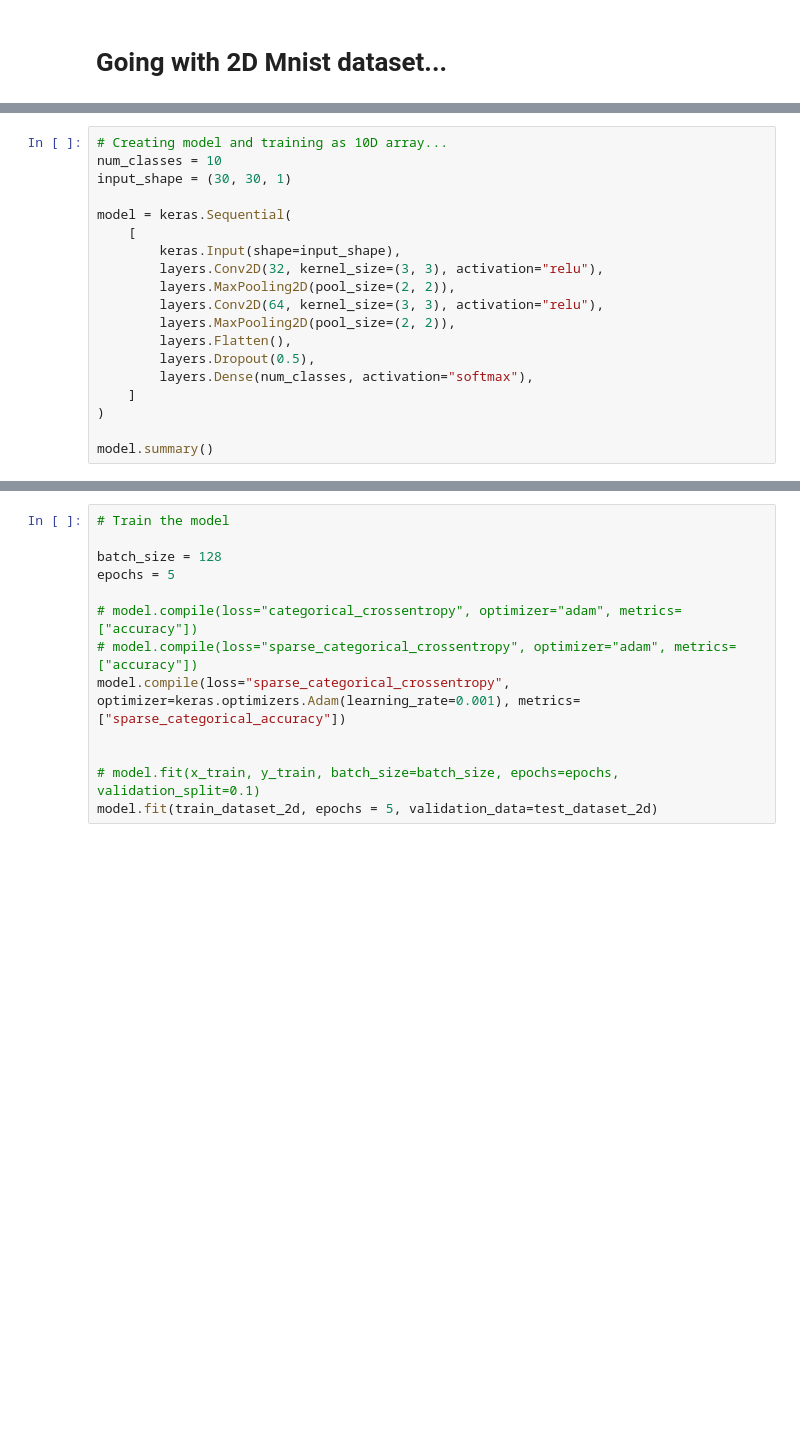
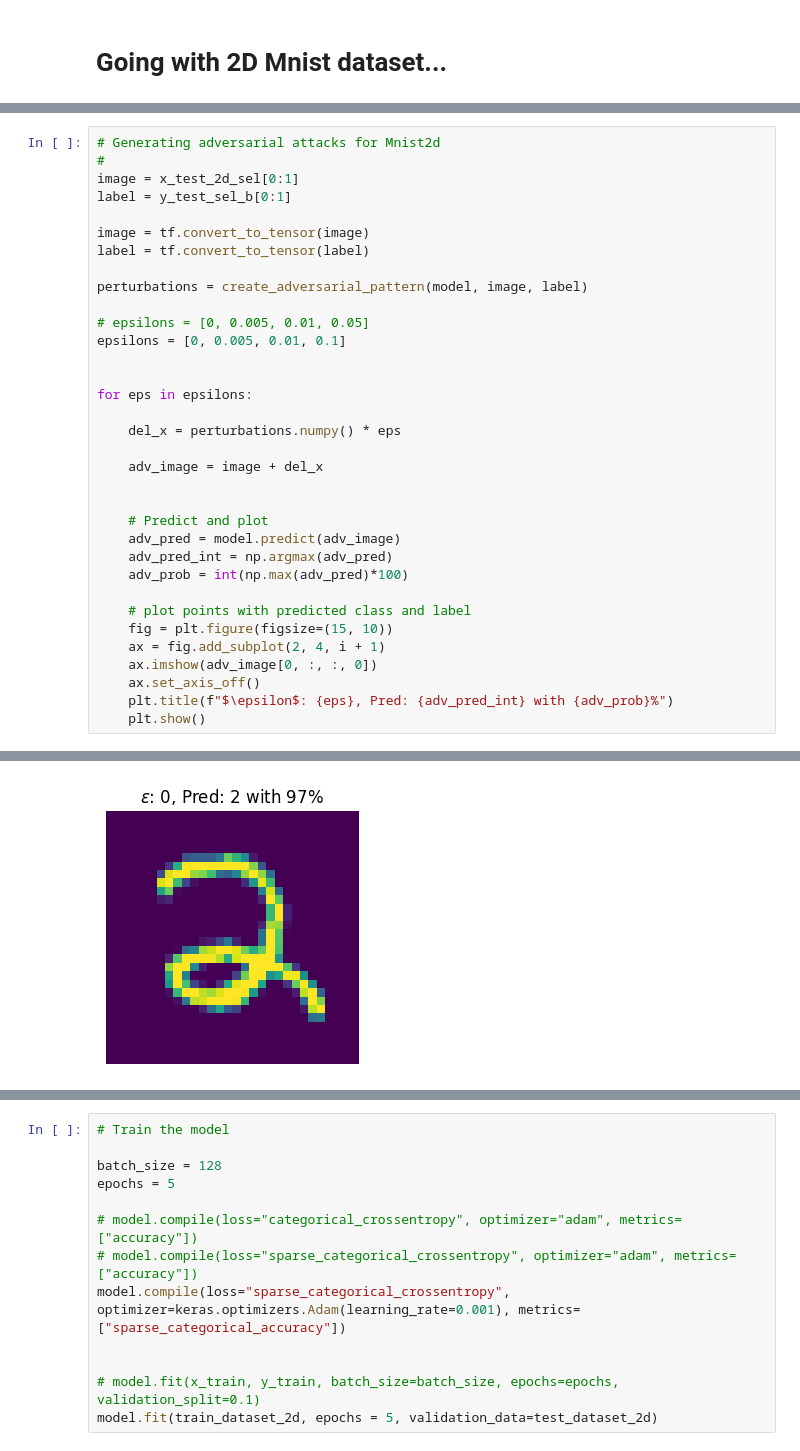
Before and after one commit to shahriar0651/multi-modal-sec, a Jupyter notebook: fusion_mnist.ipynb, the cells around one changed output, grey strips where cells are left out. Drawn from its saved outputs; the diff is of its cells as text; blank space fills up the shorter version.

```diff
--- a/fusion_mnist.ipynb
+++ b/fusion_mnist.ipynb
@@ -565,22 +473,3 @@ plt.show()
-# %%
-# Creating model and training as 10D array...
-num_classes = 10
-input_shape = (30, 30, 1)
-
-model = keras.Sequential(
-    [
-        keras.Input(shape=input_shape),
-        layers.Conv2D(32, kernel_size=(3, 3), activation="relu"),
-        layers.MaxPooling2D(pool_size=(2, 2)),
-        layers.Conv2D(64, kernel_size=(3, 3), activation="relu"),
-        layers.MaxPooling2D(pool_size=(2, 2)),
-        layers.Flatten(),
-        layers.Dropout(0.5),
-        layers.Dense(num_classes, activation="softmax"),
-    ]
-)
-
-model.summary()
 # %%
 # Train the model
 
@@ -617,0 +539,35 @@ plt.show()
+# %%
+# Generating adversarial attacks for Mnist2d
+#
+image = x_test_2d_sel[0:1]
+label = y_test_sel_b[0:1]
+
+image = tf.convert_to_tensor(image)
+label = tf.convert_to_tensor(label)
+
+perturbations = create_adversarial_pattern(model, image, label)
+
+# epsilons = [0, 0.005, 0.01, 0.05]
+epsilons = [0, 0.005, 0.01, 0.1]
+
+
+for eps in epsilons:
+
+    del_x = perturbations.numpy() * eps
+
+    adv_image = image + del_x
+
+
+    # Predict and plot
+    adv_pred = model.predict(adv_image)
+    adv_pred_int = np.argmax(adv_pred)
+    adv_prob = int(np.max(adv_pred)*100)
+
+    # plot points with predicted class and label
+    fig = plt.figure(figsize=(15, 10))
+    ax = fig.add_subplot(2, 4, i + 1)
+    ax.imshow(adv_image[0, :, :, 0])
+    ax.set_axis_off()
+    plt.title(f"$\epsilon$: {eps}, Pred: {adv_pred_int} with {adv_prob}%")
+    plt.show()
+# %% [output]
@@ -617,0 +575 @@ plt.show()
+[figure, added]
```
Also changed, not shown: parts of 45 cells of this notebook, 1 other file.
